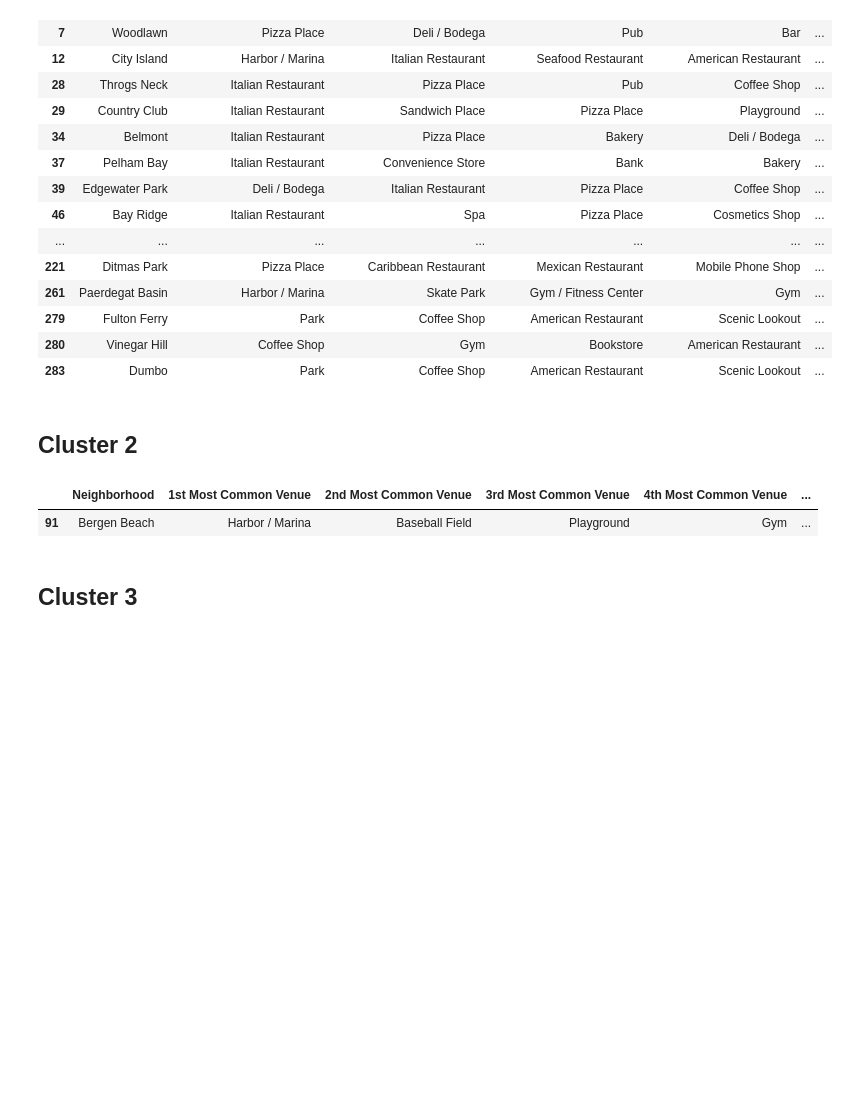
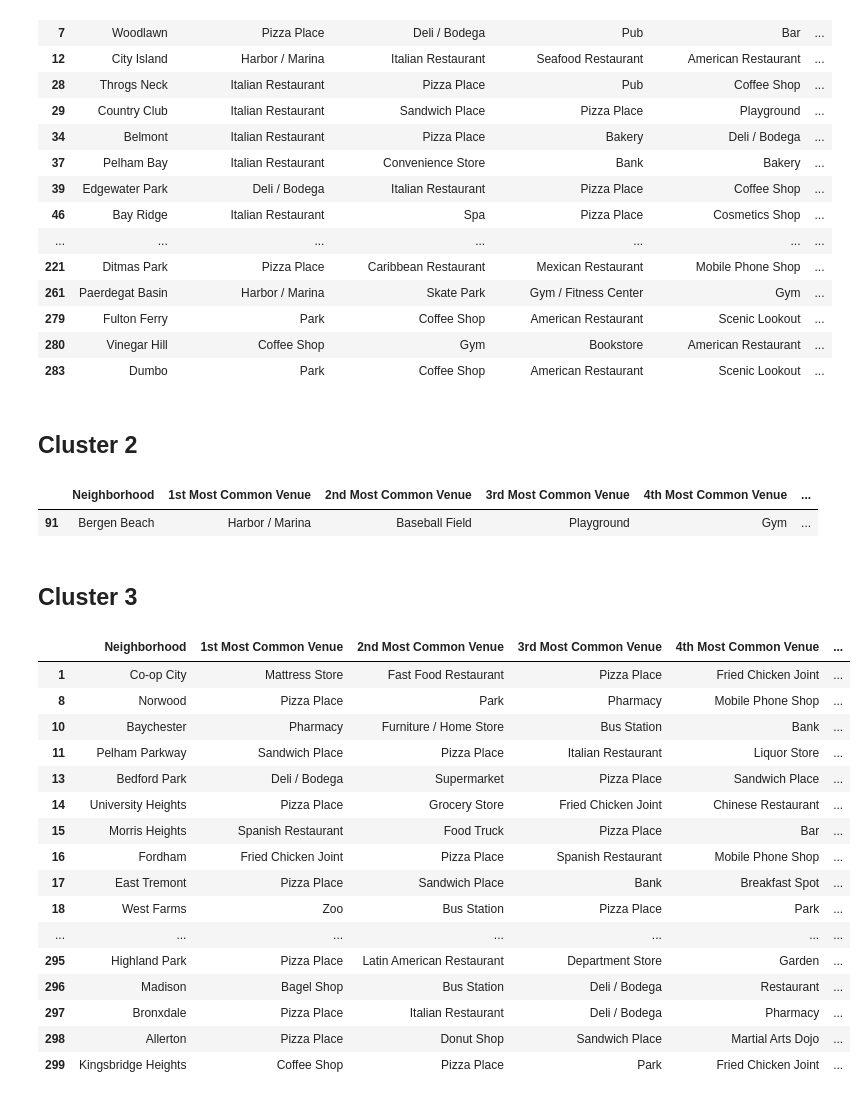
Before and after one commit to AndresLoaiciga/Foursquare-Neighborhood-Segmentation, a Jupyter notebook: Bronx and Brooklyn Neighborhood Comparison .ipynb, the cells around one changed output. Saved outputs shown, nothing was run; the diff lists cells and outputs as text; code cells hidden in the pictures; blank space fills up the shorter version.

Commit message:
Finished Clustering

```diff
--- a/Bronx and Brooklyn Neighborhood Comparison .ipynb
+++ b/Bronx and Brooklyn Neighborhood Comparison .ipynb
@@ -679,4 +661,22 @@ bxbk_merged.loc[bxbk_merged['Cluster Labels'] == 1, bxbk_merged.columns[[1] + li
 # %% [markdown]
 ## Cluster 3
 # %%
-bxbk_merged.loc[bxbk_merged['Cluster Labels'] == 0, bxbk_merged.columns[[1] + list(range(5, bxbk_merged.shape[1]))]]
+bxbk_merged.loc[bxbk_merged['Cluster Labels'] == 2, bxbk_merged.columns[[1] + list(range(5, bxbk_merged.shape[1]))]]
+# %% [output]
+|  | Neighborhood | 1st Most Common Venue | 2nd Most Common Venue | 3rd Most Common Venue | 4th Most Common Venue | ... |
+| 1 | Co-op City | Mattress Store | Fast Food Restaurant | Pizza Place | Fried Chicken Joint | ... |
+| 8 | Norwood | Pizza Place | Park | Pharmacy | Mobile Phone Shop | ... |
+| 10 | Baychester | Pharmacy | Furniture / Home Store | Bus Station | Bank | ... |
+| 11 | Pelham Parkway | Sandwich Place | Pizza Place | Italian Restaurant | Liquor Store | ... |
+| 13 | Bedford Park | Deli / Bodega | Supermarket | Pizza Place | Sandwich Place | ... |
+| 14 | University Heights | Pizza Place | Grocery Store | Fried Chicken Joint | Chinese Restaurant | ... |
+| 15 | Morris Heights | Spanish Restaurant | Food Truck | Pizza Place | Bar | ... |
+| 16 | Fordham | Fried Chicken Joint | Pizza Place | Spanish Restaurant | Mobile Phone Shop | ... |
+| 17 | East Tremont | Pizza Place | Sandwich Place | Bank | Breakfast Spot | ... |
+| 18 | West Farms | Zoo | Bus Station | Pizza Place | Park | ... |
+| ... | ... | ... | ... | ... | ... | ... |
+| 295 | Highland Park | Pizza Place | Latin American Restaurant | Department Store | Garden | ... |
+| 296 | Madison | Bagel Shop | Bus Station | Deli / Bodega | Restaurant | ... |
+| 297 | Bronxdale | Pizza Place | Italian Restaurant | Deli / Bodega | Pharmacy | ... |
+| 298 | Allerton | Pizza Place | Donut Shop | Sandwich Place | Martial Arts Dojo | ... |
+| 299 | Kingsbridge Heights | Coffee Shop | Pizza Place | Park | Fried Chicken Joint | ... |
```
Also changed, not shown: parts of 5 cells of this notebook.
